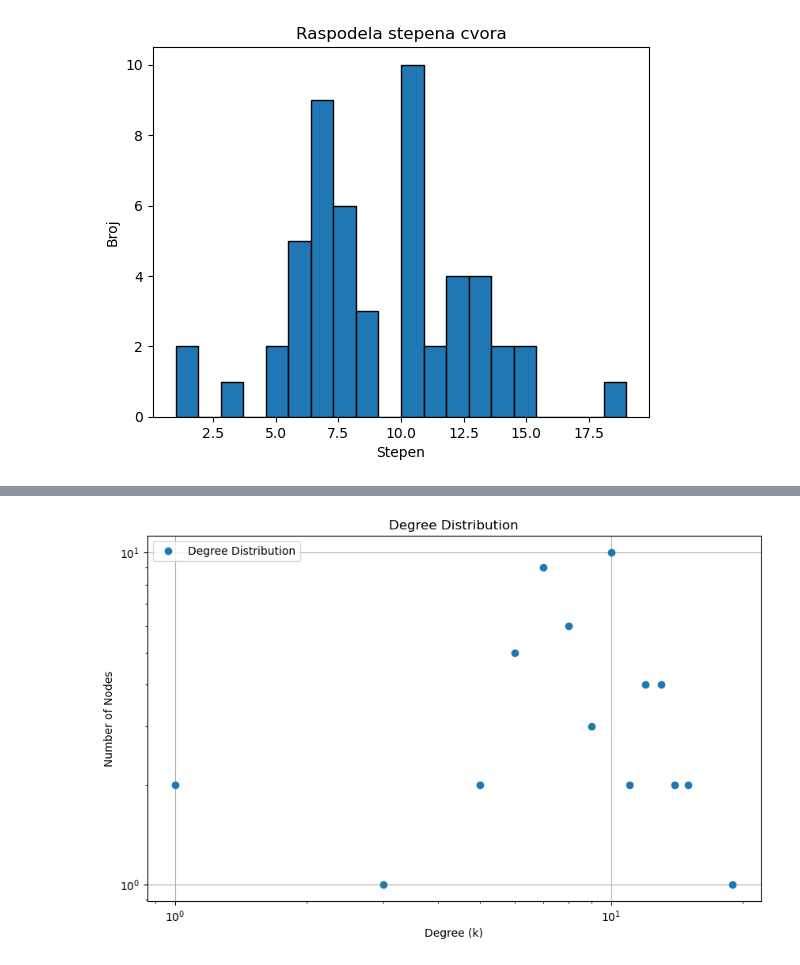
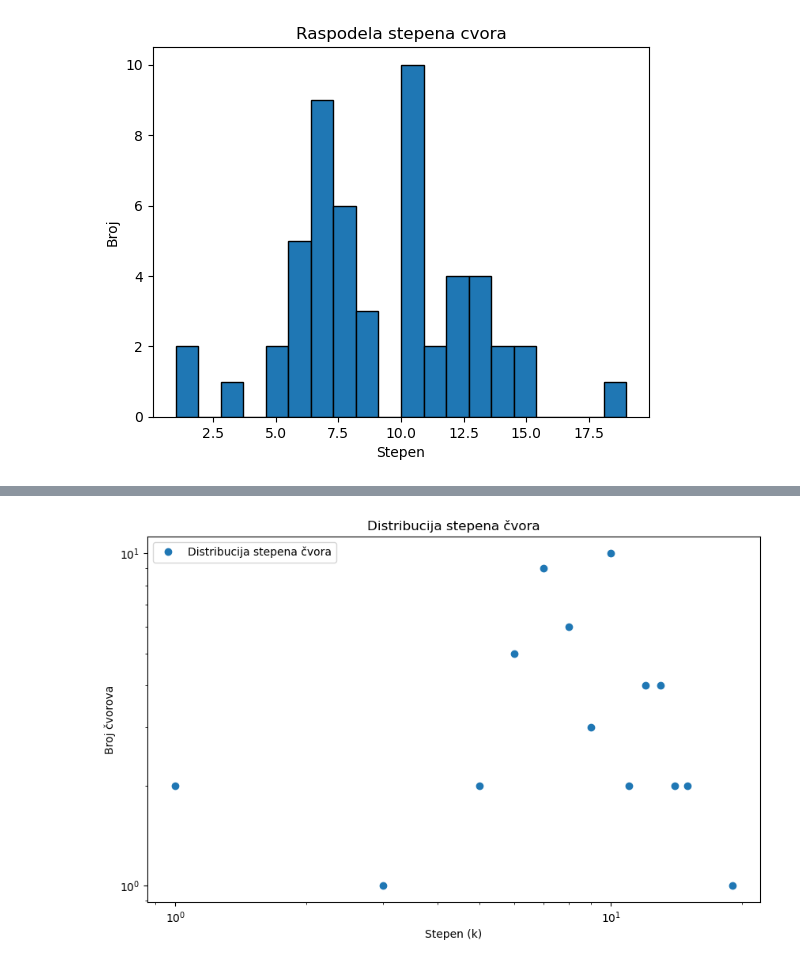
Before and after one commit to andrijanamikovic/Analiza-naucne-produkcije, a Jupyter notebook: creation_of_nm.ipynb, the cells around one changed output, grey strips where cells are left out. Saved outputs shown, nothing was run; the diff lists cells and outputs as text; code cells hidden in the pictures.

```diff
--- a/creation_of_nm.ipynb
+++ b/creation_of_nm.ipynb
@@ -35,6 +35,9 @@ print(data.head())
 G = nx.Graph()
 for _,row in autori.iterrows():
     G.add_node(row['Puno ime'], katedra=row['Katedra'])
+KatedreGraph = nx.Graph()
+for _,row in autori.iterrows():
+    KatedreGraph.add_node(row['Puno ime'], katedra=row['Katedra'])
 # %%
 from itertools import combinations
 
@@ -354,32 +367,2 @@ plt.show()
 # %%
 import powerlaw
-# %%
-degrees = [d for n, d in G.degree()]
-
-# Step 2: Fit a power-law distribution to the degree data
-fit = powerlaw.Fit(degrees)
-
-# Step 3: Plot the degree distribution on a log-log scale
-plt.figure(figsize=(10, 6))
-#plt.hist(degrees, bins=np.logspace(np.log10(1), np.log10(max(degrees)), num=50), density=True)
-degree_counts, bin_edges, _ = plt.hist(degrees, bins=np.logspace(np.log10(1), np.log10(max(degrees)), num=50), density=True, alpha=0.75, color='blue')
-
-# Plot the power-law fit
-fit.power_law.plot_pdf(color='orange', linestyle='--', label=f'Power-law fit (alpha={fit.alpha:.2f})')
-plt.xscale('log')
-plt.yscale('log')
-plt.xlabel('Degree')
-plt.ylabel('Frequency')
-plt.title('Degree Distribution on Log-Log Scale')
-plt.show()
-
-# Step 4: Print the alpha value and the goodness of fit
-print(f"Alpha (exponent of power-law): {fit.alpha}")
-print(f"Log-likelihood of power-law fit: {fit.power_law.xmin}")
-R, p = fit.distribution_compare('power_law', 'lognormal')
-print(f"KS test for power-law fit: {fit.power_law.KS()}")
-
-# Step 5: Compare with other distributions (optional)
-R, p = fit.distribution_compare('power_law', 'exponential')
-print(f"Log-likelihood ratio R: {R}")
-print(f"p-value for power-law vs. exponential: {p}")
@@ -396,11 +369,11 @@ Likely underflow or overflow error: the optimal fit for this distribution gives
 # %%
 plt.figure(figsize=(10, 6))
-plt.loglog(degrees, degree_count, marker='o', linestyle='None', label='Degree Distribution')
-plt.title("Degree Distribution")
-plt.xlabel("Degree (k)")
-plt.ylabel("Number of Nodes")
+plt.loglog(degrees, degree_count, marker='o', linestyle='None', label='Distribucija stepena čvora')
+plt.title("Distribucija stepena čvora")
+plt.xlabel("Stepen (k)")
+plt.ylabel("Broj čvorova")
 plt.legend()
-plt.grid(True)
+plt.savefig('distribucija_stepena_cvora.png')
 plt.show()
 # %% [output]
-[figure, old version]
+[figure, new version]
```
Also changed, not shown: parts of 14 cells of this notebook, 5 other files.
